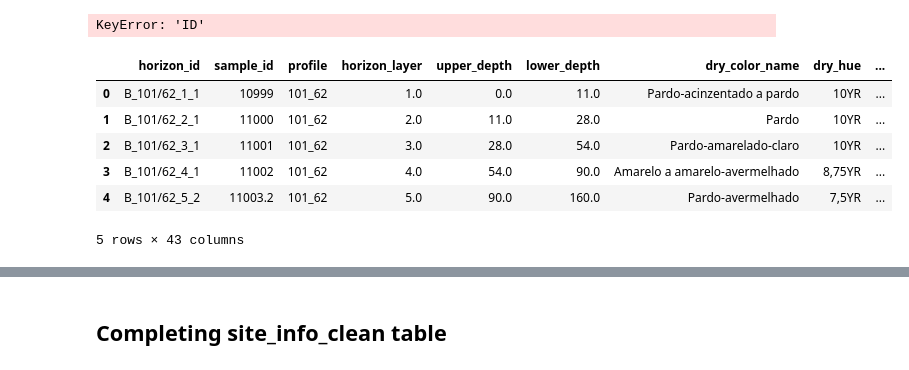
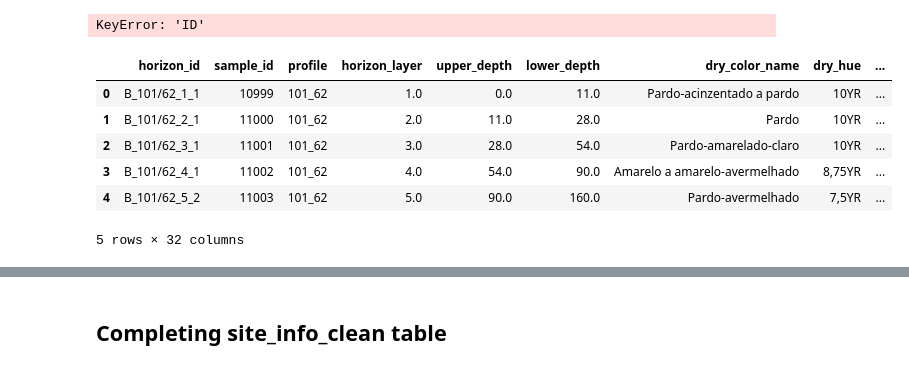
Before and after one commit to inesschwartz/ThesisSoilAngola, a Jupyter notebook: data_cleaning/2_datacleaning.ipynb, the cells around one changed output, grey strips where cells are left out. Saved outputs shown, nothing was run; the diff lists cells and outputs as text; code cells hidden in the pictures.

```diff
--- a/data_cleaning/2_datacleaning.ipynb
+++ b/data_cleaning/2_datacleaning.ipynb
@@ -826,10 +314,3 @@ site_info_clean.head()
 | 2 | 3 | 1618 | 1_61 | 15.098840 | -11.225411 | <NA> | <NA> | <NA> | ... |
 | 3 | 4 | 881 | 1_63 | 17.081955 | -9.274587 | <NA> | <NA> | <NA> | ... |
 | 4 | 5 | 1750 | 1_64 | 20.788116 | -11.568683 | <NA> | <NA> | <NA> | ... |
-# %%
-# Check if 'site_info_id' exists and drop it and re-run if need be
-if 'site_info_id' in site_info_clean.columns:
-    site_info_clean = site_info_clean.drop(columns=['site_info_id'])
-
-# Insert a new column, e.g., 'lab_sample_id' as a primary key starting from 1
-site_info_clean.insert(0, 'site_info_id', range(1, len(site_info_clean) + 1))
@@ -1966,0 +1508,11 @@ pd.DataFrame([
+# %%
+## validate FK references in tables
+
+samples_check['sample_id'] = samples_check['sample_id'].astype(str).str.strip().str.replace('.0', '')
+df_morpho_cleaned['sample_id'] = df_morpho_cleaned['sample_id'].astype(str).str.strip().str.replace('.0', '')
+
+# Check for missing FK references in morphology
+missing_samples = samples_check[~samples_check['sample_id'].isin(df_morpho_cleaned['sample_id'])]
+
+print(f"{len(missing_samples)} sample_id(s) in samples_check are missing in horizon.")
+print(missing_samples[['sample_id']])
@@ -1966,0 +1559,19 @@ pd.DataFrame([
+# %%
+# Samples table horizon_id FK
+
+# Drop old horizon_id if it exists (to avoid confusion)
+samples_check = samples_check.drop(columns=['horizon_id'], errors='ignore')
+
+samples_check['sample_id'] = samples_check['sample_id'].astype(str).str.strip().str.replace('.0', '', regex=False)
+df_morpho_cleaned['sample_id'] = df_morpho_cleaned['sample_id'].astype(str).str.strip().str.replace('.0', '', regex=False)
+
+
+# Merge horizon_id from morph into samples
+samples_check = samples_check.merge(
+    df_morpho_cleaned[['sample_id', 'horizon_id']],
+    on='sample_id',
+    how='left'
+)
+
+missing = samples_check[samples_check['horizon_id'].isna()]
+print(f"{len(missing)} samples could not be matched with a horizon_id.")
@@ -2036,15 +1679,15 @@ profile_record_clean.head()
 # %% [output]
 KeyError: 'ID'
 # %%
-morpho_cleaned.head()
+df_morpho_cleaned.head()
 # %% [output]
 |  | horizon_id | sample_id | profile | horizon_layer | upper_depth | lower_depth | dry_color_name | dry_hue | ... |
 | 0 | B_101/62_1_1 | 10999 | 101_62 | 1.0 | 0.0 | 11.0 | Pardo-acinzentado a pardo | 10YR | ... |
 | 1 | B_101/62_2_1 | 11000 | 101_62 | 2.0 | 11.0 | 28.0 | Pardo | 10YR | ... |
 | 2 | B_101/62_3_1 | 11001 | 101_62 | 3.0 | 28.0 | 54.0 | Pardo-amarelado-claro | 10YR | ... |
 | 3 | B_101/62_4_1 | 11002 | 101_62 | 4.0 | 54.0 | 90.0 | Amarelo a amarelo-avermelhado | 8,75YR | ... |
-| 4 | B_101/62_5_2 | 11003.2 | 101_62 | 5.0 | 90.0 | 160.0 | Pardo-avermelhado | 7,5YR | ... |
+| 4 | B_101/62_5_2 | 11003 | 101_62 | 5.0 | 90.0 | 160.0 | Pardo-avermelhado | 7,5YR | ... |
-5 rows × 43 columns
+5 rows × 32 columns
 # %%
 # Convert to string dtype in both DataFrames before merge
 df_morpho_cleaned['profile_record_id'] = df_morpho_cleaned['profile_record_id'].astype(str)
```
Also changed, not shown: parts of 110 cells of this notebook.
